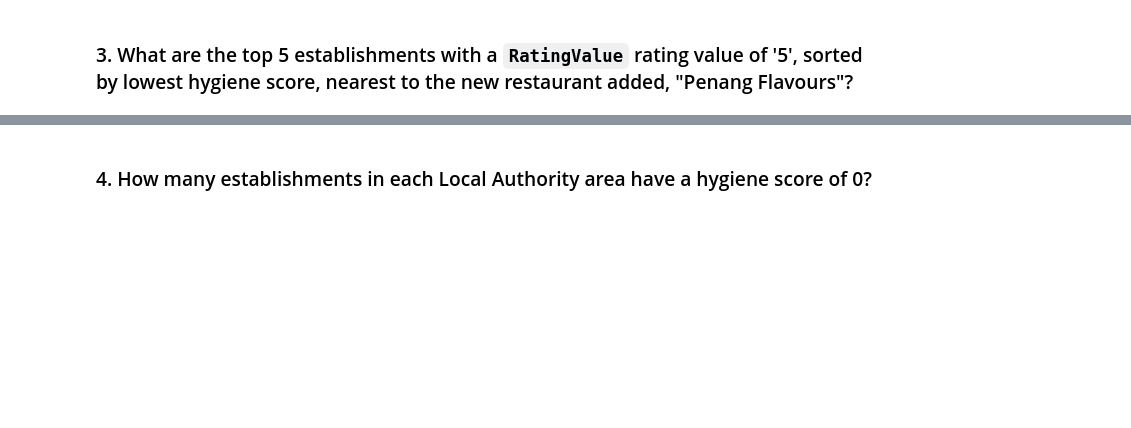
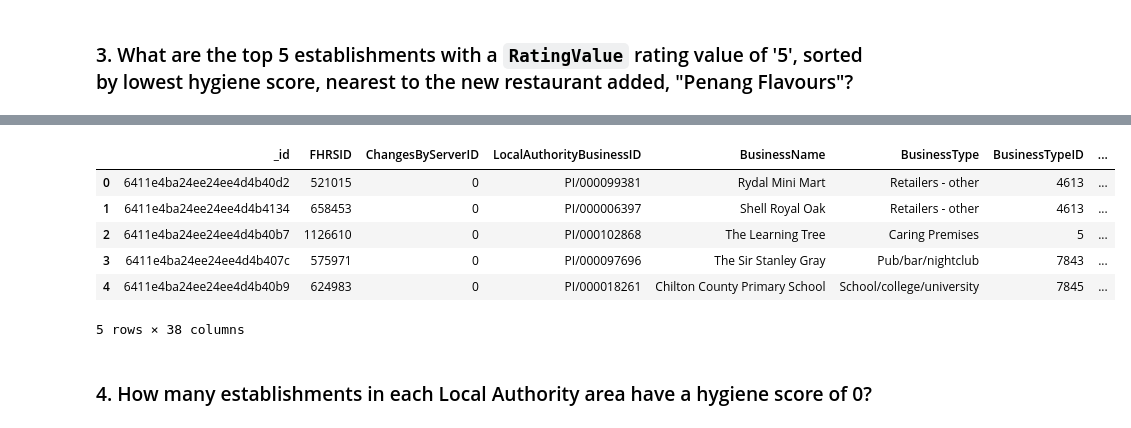
Before and after one commit to PotatarZ/nosql-challenge, a Jupyter notebook: NoSQL_analysis.ipynb, the cells around one changed output, grey strips where cells are left out. Drawn from its saved outputs; the diff is of its cells as text; code cells hidden in the pictures; blank space fills up the shorter version.

```diff
--- a/NoSQL_analysis.ipynb
+++ b/NoSQL_analysis.ipynb
@@ -56,10 +136,20 @@ query =
 # Sort by hygiene score
 
 degree_search = 0.01
-latitude =
-longitude =
+latitude = 51.152225
+longitude = 1.387974
 
-query =
-sort =
+query = {
+    'RatingValue':'5',
+    '$and':[{'geocode.latitude':{'$gte':latitude-degree_search}},
+            {'geocode.latitude':{'$lte':latitude+degree_search}}],
+    '$and':[{'geocode.longitude':{'$gte':longitude-degree_search}},
+            {'geocode.longitude':{'$lte':longitude+degree_search}}]
+}
+sort = [('scores.Hygiene',1)]
+limit = 5
+
+results = list(establishments.find(query).sort(sort).limit(limit))
 
 # Print the results
+pprint(results)
@@ -66,5 +174,15 @@ sort =
 # %%
 # Convert result to Pandas DataFrame
+close_5s_df = pd.json_normalize(results)
+close_5s_df
+# %% [output]
+|  | _id | FHRSID | ChangesByServerID | LocalAuthorityBusinessID | BusinessName | BusinessType | BusinessTypeID | ... |
+| 0 | 6411e4ba24ee24ee4d4b40d2 | 521015 | 0 | PI/000099381 | Rydal Mini Mart | Retailers - other | 4613 | ... |
+| 1 | 6411e4ba24ee24ee4d4b4134 | 658453 | 0 | PI/000006397 | Shell Royal Oak | Retailers - other | 4613 | ... |
+| 2 | 6411e4ba24ee24ee4d4b40b7 | 1126610 | 0 | PI/000102868 | The Learning Tree | Caring Premises | 5 | ... |
+| 3 | 6411e4ba24ee24ee4d4b407c | 575971 | 0 | PI/000097696 | The Sir Stanley Gray | Pub/bar/nightclub | 7843 | ... |
+| 4 | 6411e4ba24ee24ee4d4b40b9 | 624983 | 0 | PI/000018261 | Chilton County Primary School | School/college/university | 7845 | ... |
+5 rows × 38 columns
 # %% [markdown]
 ### 4. How many establishments in each Local Authority area have a hygiene score of 0?
 # %%
```
Also changed, not shown: parts of 13 cells of this notebook.
